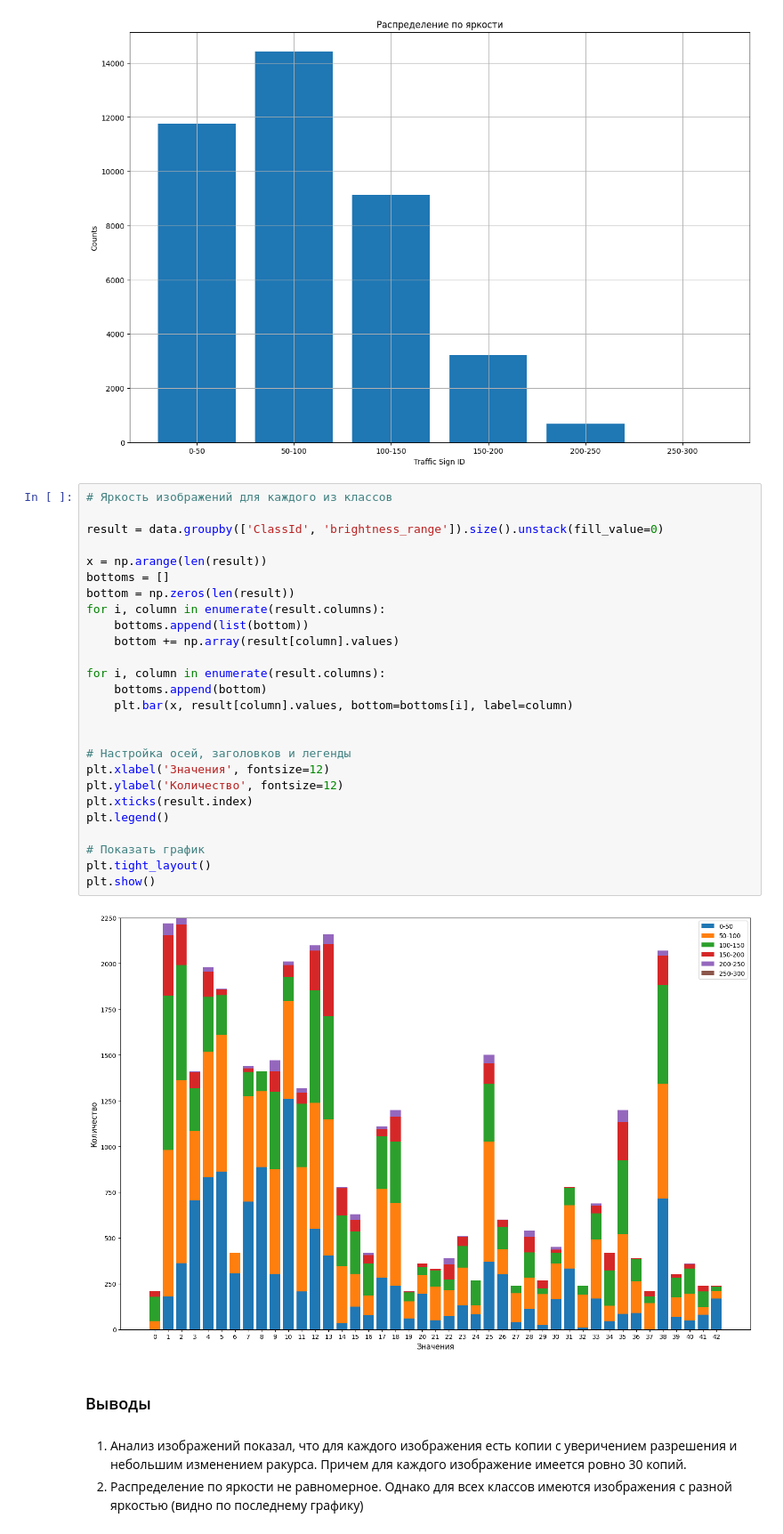
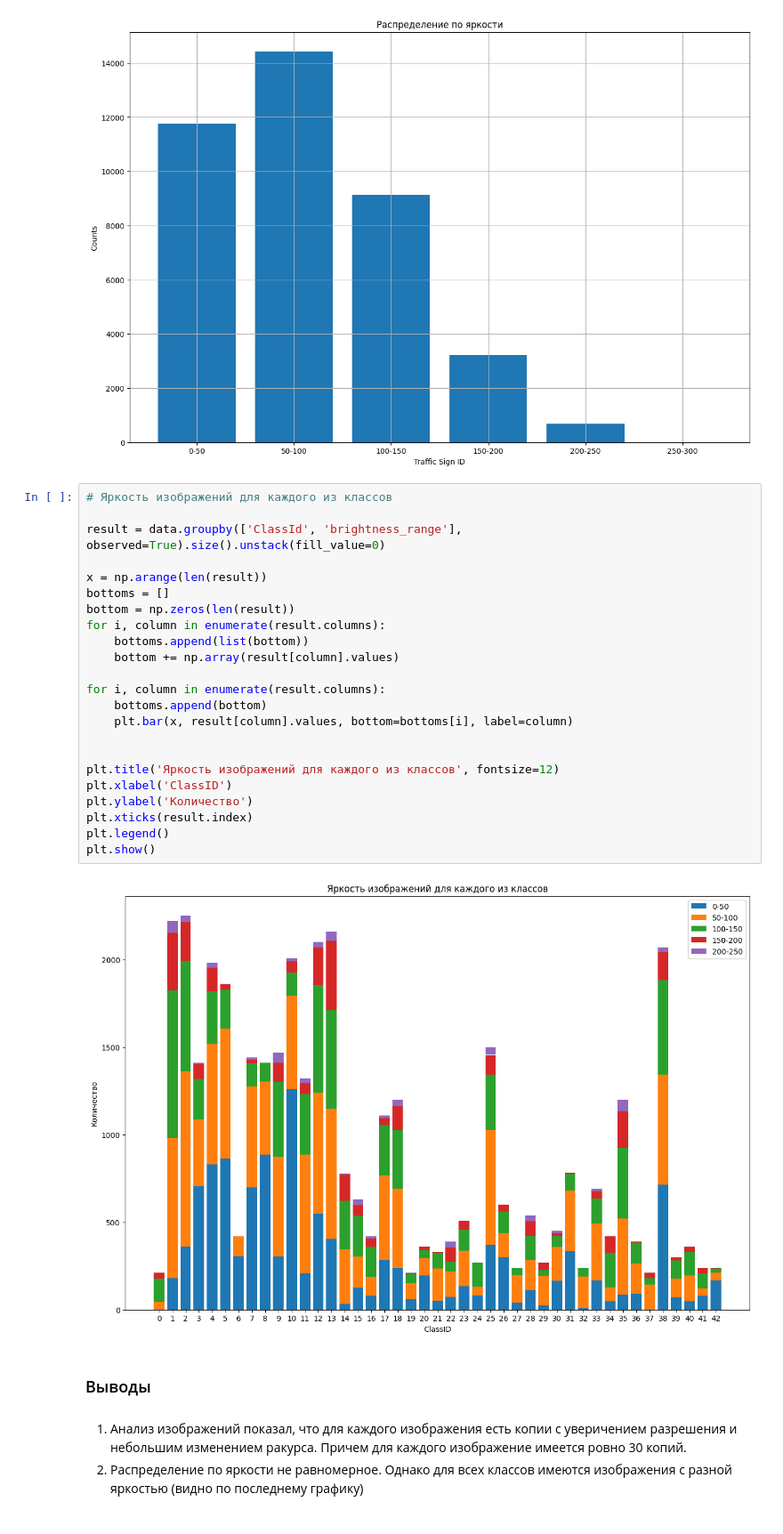
Before and after one commit to chaplinskij/rd_computer_vision, a Jupyter notebook: lesson_13/lesson_13.ipynb, the cells around one changed output. Shown at 89% size. Cells and saved outputs as stored; diff of their text form.

```diff
--- a/lesson_13/lesson_13.ipynb
+++ b/lesson_13/lesson_13.ipynb
@@ -134,31 +134,28 @@ Text(0.5, 1.0, 'Распределение по яркости')
 # %%
 # Яркость изображений для каждого из классов
 
-result = data.groupby(['ClassId', 'brightness_range']).size().unstack(fill_value=0)
+result = data.groupby(['ClassId', 'brightness_range'], observed=True).size().unstack(fill_value=0)
 
 x = np.arange(len(result))
 bottoms = []
 bottom = np.zeros(len(result))
 for i, column in enumerate(result.columns):
     bottoms.append(list(bottom))
     bottom += np.array(result[column].values)
 
 for i, column in enumerate(result.columns):
     bottoms.append(bottom)
     plt.bar(x, result[column].values, bottom=bottoms[i], label=column)
 
 
-# Настройка осей, заголовков и легенды
-plt.xlabel('Значения', fontsize=12)
-plt.ylabel('Количество', fontsize=12)
+plt.title('Яркость изображений для каждого из классов', fontsize=12)
+plt.xlabel('ClassID')
+plt.ylabel('Количество')
 plt.xticks(result.index)
 plt.legend()
-
-# Показать график
-plt.tight_layout()
 plt.show()
 # %% [output]
-[figure, old version]
+[figure, new version]
 # %% [markdown]
 ### Выводы
 ####
```
